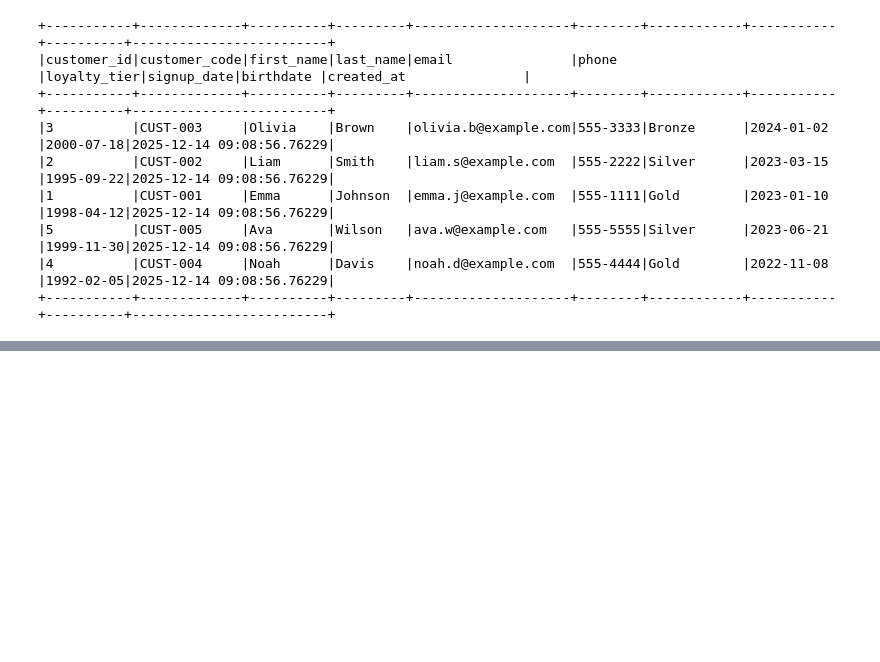
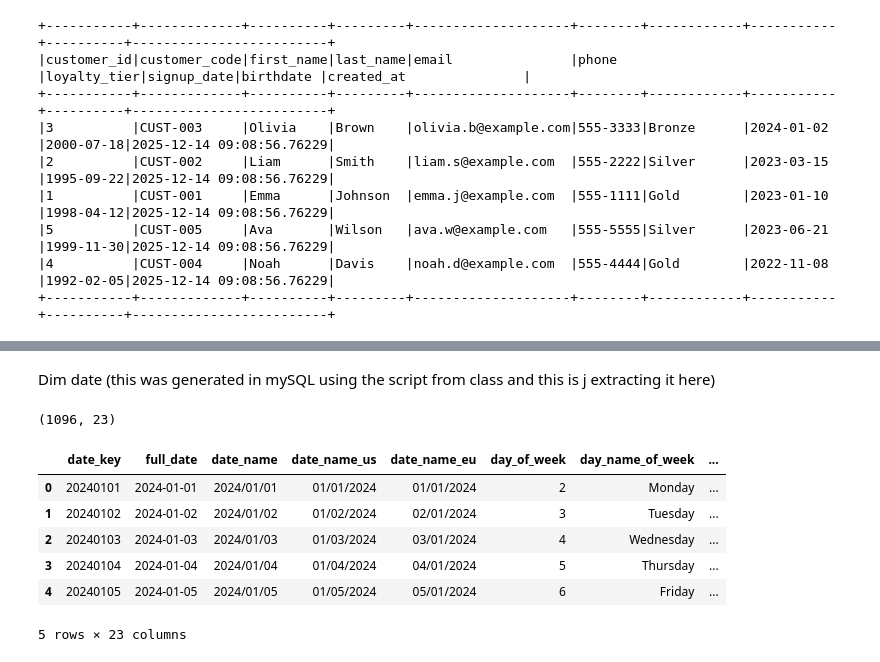
Before and after one commit to eva-butler/DS-2002-Capstone, a Jupyter notebook: notebooks/restaurant_lakehouse.ipynb, the cells around one changed output, grey strips where cells are left out. Drawn from its saved outputs; the diff is of its cells as text; code cells hidden in the pictures; blank space fills up the shorter version.

```diff
--- a/notebooks/restaurant_lakehouse.ipynb
+++ b/notebooks/restaurant_lakehouse.ipynb
@@ -132,0 +760,15 @@ WindowsPath('C:/Users/evasb_eqbyhhj/Documents/DS-2002-Capstone/notebooks/data/em
+# %% [markdown]
+Dim date (this was generated in mySQL using the script from class and this is j extracting it here)
+# %%
+dim_date_pdf = get_sql_dataframe("SELECT * FROM dim_date", **mysql_args)
+print(dim_date_pdf.shape)
+dim_date_pdf.head()
+# %% [output]
+(1096, 23)
+|  | date_key | full_date | date_name | date_name_us | date_name_eu | day_of_week | day_name_of_week | ... |
+| 0 | 20240101 | 2024-01-01 | 2024/01/01 | 01/01/2024 | 01/01/2024 | 2 | Monday | ... |
+| 1 | 20240102 | 2024-01-02 | 2024/01/02 | 01/02/2024 | 02/01/2024 | 3 | Tuesday | ... |
+| 2 | 20240103 | 2024-01-03 | 2024/01/03 | 01/03/2024 | 03/01/2024 | 4 | Wednesday | ... |
+| 3 | 20240104 | 2024-01-04 | 2024/01/04 | 01/04/2024 | 04/01/2024 | 5 | Thursday | ... |
+| 4 | 20240105 | 2024-01-05 | 2024/01/05 | 01/05/2024 | 05/01/2024 | 6 | Friday | ... |
+5 rows × 23 columns
```
Also changed, not shown: parts of 48 cells of this notebook, 2 other files.
